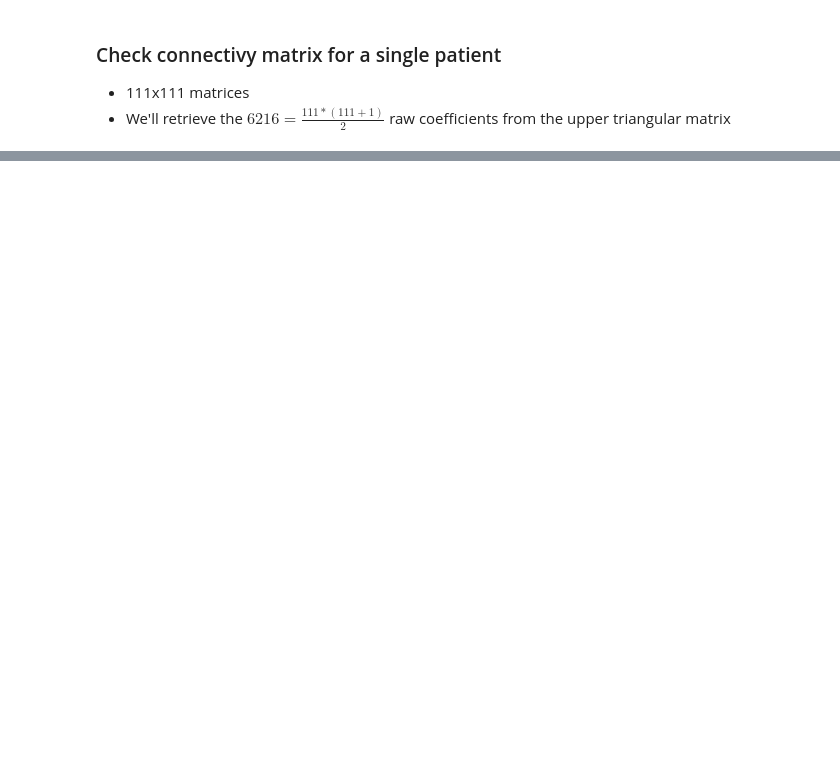
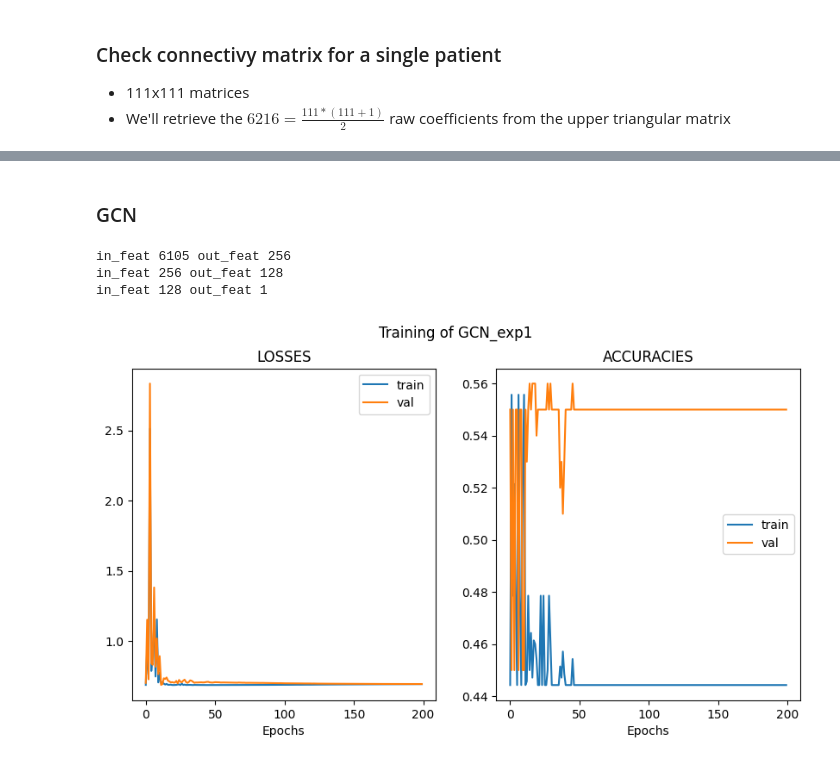
Before and after one commit to balthazarneveu/spectral_graph_convolutions, a Jupyter notebook: studies/abide_dataset_exploration.ipynb, the cells around one changed output, grey strips where cells are left out. Saved outputs shown, nothing was run; the diff lists cells and outputs as text; code cells hidden in the pictures; blank space fills up the shorter version.

```diff
--- a/studies/abide_dataset_exploration.ipynb
+++ b/studies/abide_dataset_exploration.ipynb
@@ -188,0 +168,24 @@ print(f"Test loss: {loss_test.item():.4f}, Test accuracy: {acc_test.item():.4f}"
+# %% [markdown]
+### GCN
+# %%
+if training_dict_exp1[LABELS].ndim == 1:
+    training_dict_exp1[LABELS] = training_dict_exp1[LABELS].unsqueeze(1)
+
+GCN_exp1 = SparseGCN(in_channels_exp1,
+                  nhid=[256, 128],
+                  nclass=1,
+                  adjacency=training_dict_exp1[ADJ],
+                  proba_dropout=0.6)
+# %% [output]
+in_feat 6105 out_feat 256
+in_feat 256 out_feat 128
+in_feat 128 out_feat 1
+# %%
+GCN_exp1, GCN_exp1_train_log, GCN_exp1_val_log = train(GCN_exp1, training_dict_exp1,
+                                              nEpochs=200,
+                                              optimizer_params={'lr': 0.01, 'weight_decay': 0.05})
+# torch.save(GCN_exp1.state_dict(), "__GCN_exp1")
+# %%
+plot_learning_curves(GCN_exp1_train_log, GCN_exp1_val_log, title="Training of GCN_exp1")
+# %% [output]
+[figure, added]
```
Also changed, not shown: parts of 49 cells of this notebook, 2 other files.
